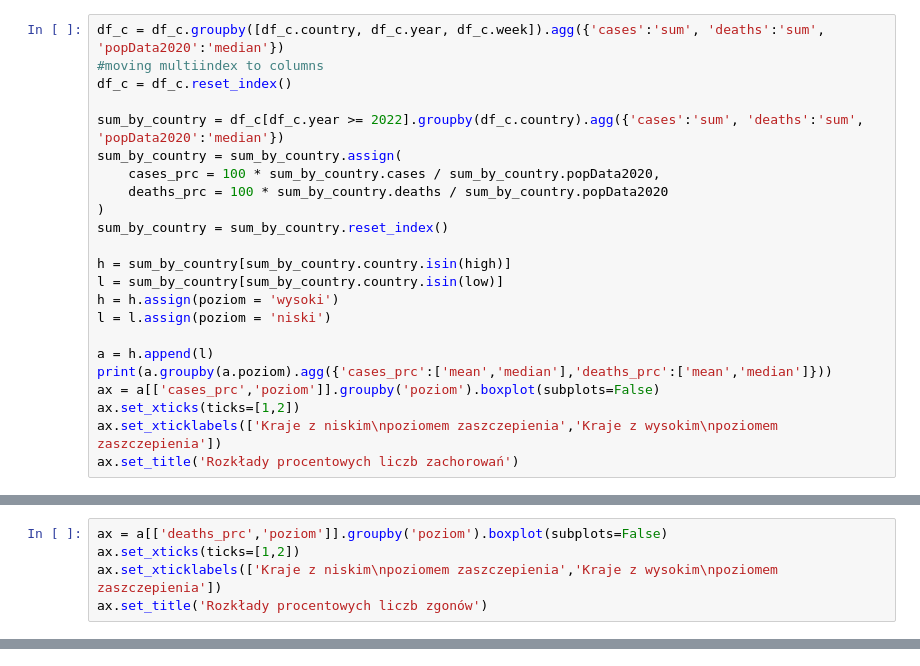
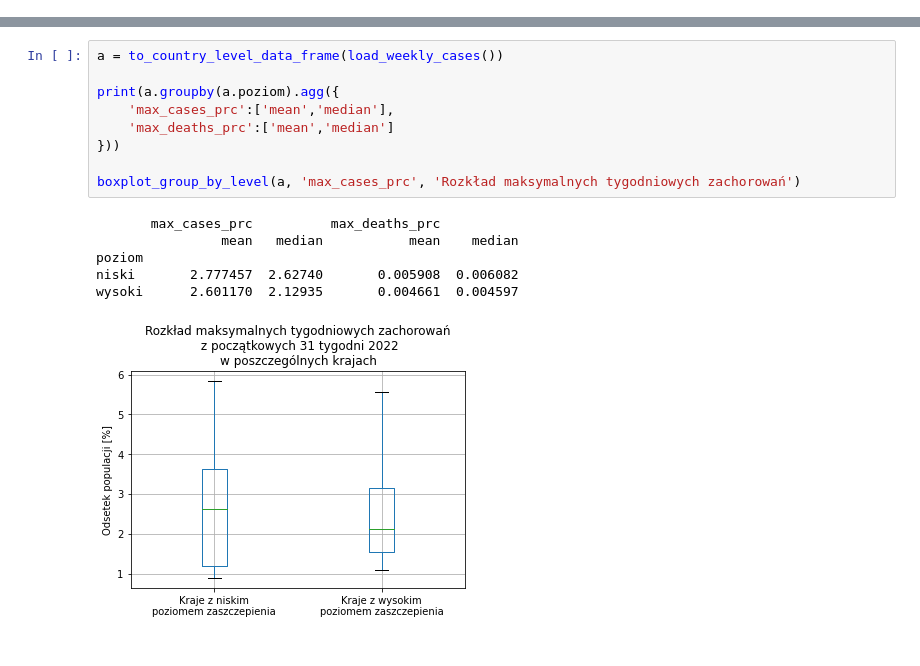
Before and after one commit to mjureczko/covid-statistics, a Jupyter notebook: covid_stats.ipynb, the cells around one changed output, grey strips where cells are left out. Saved outputs shown, nothing was run; the diff lists cells and outputs as text.

```diff
--- a/covid_stats.ipynb
+++ b/covid_stats.ipynb
@@ -227,23 +330,0 @@ Text(0.5, 1.0, 'Rozkłady procentowych stopni zaszczepienia społeczeństw')
-# %%
-df_c = df_c.groupby([df_c.country, df_c.year, df_c.week]).agg({'cases':'sum', 'deaths':'sum', 'popData2020':'median'})
-#moving multiindex to columns
-df_c = df_c.reset_index()
-
-sum_by_country = df_c[df_c.year >= 2022].groupby(df_c.country).agg({'cases':'sum', 'deaths':'sum', 'popData2020':'median'})
-sum_by_country = sum_by_country.assign(
-    cases_prc = 100 * sum_by_country.cases / sum_by_country.popData2020,
-    deaths_prc = 100 * sum_by_country.deaths / sum_by_country.popData2020
-)
-sum_by_country = sum_by_country.reset_index()
-
-h = sum_by_country[sum_by_country.country.isin(high)]
-l = sum_by_country[sum_by_country.country.isin(low)]
-h = h.assign(poziom = 'wysoki')
-l = l.assign(poziom = 'niski')
-
-a = h.append(l)
-print(a.groupby(a.poziom).agg({'cases_prc':['mean','median'],'deaths_prc':['mean','median']}))
-ax = a[['cases_prc','poziom']].groupby('poziom').boxplot(subplots=False)
-ax.set_xticks(ticks=[1,2])
-ax.set_xticklabels(['Kraje z niskim\npoziomem zaszczepienia','Kraje z wysokim\npoziomem zaszczepienia'])
-ax.set_title('Rozkłady procentowych liczb zachorowań')
@@ -258,5 +330,0 @@ Text(0.5, 1.0, 'Rozkłady procentowych liczb zachorowań')
-# %%
-ax = a[['deaths_prc','poziom']].groupby('poziom').boxplot(subplots=False)
-ax.set_xticks(ticks=[1,2])
-ax.set_xticklabels(['Kraje z niskim\npoziomem zaszczepienia','Kraje z wysokim\npoziomem zaszczepienia'])
-ax.set_title('Rozkłady procentowych liczb zgonów')
@@ -292,0 +410,16 @@ An exception occurred
+# %%
+a = to_country_level_data_frame(load_weekly_cases())
+
+print(a.groupby(a.poziom).agg({
+    'max_cases_prc':['mean','median'],
+    'max_deaths_prc':['mean','median']
+}))
+
+boxplot_group_by_level(a, 'max_cases_prc', 'Rozkład maksymalnych tygodniowych zachorowań')
+# %% [output]
+       max_cases_prc          max_deaths_prc
+                mean   median           mean    median
+poziom
+niski       2.777457  2.62740       0.005908  0.006082
+wysoki      2.601170  2.12935       0.004661  0.004597
+[figure, added]
```
Also changed, not shown: parts of 27 cells of this notebook.
